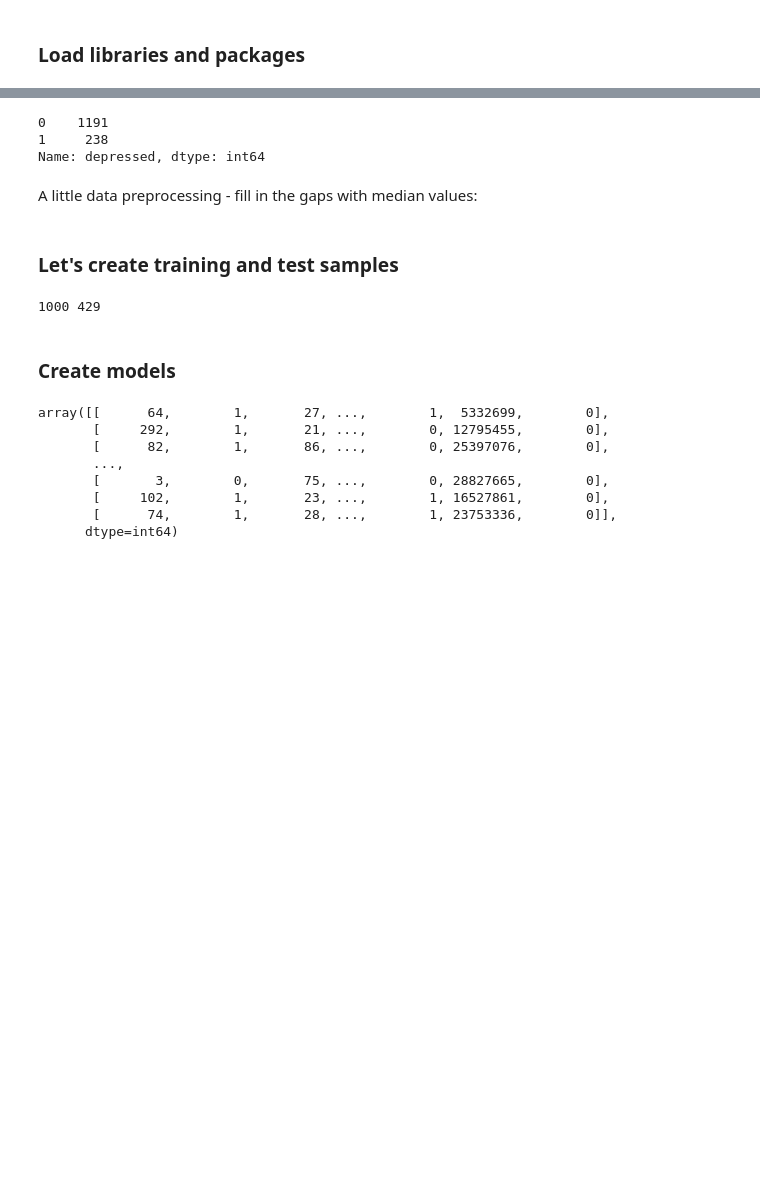
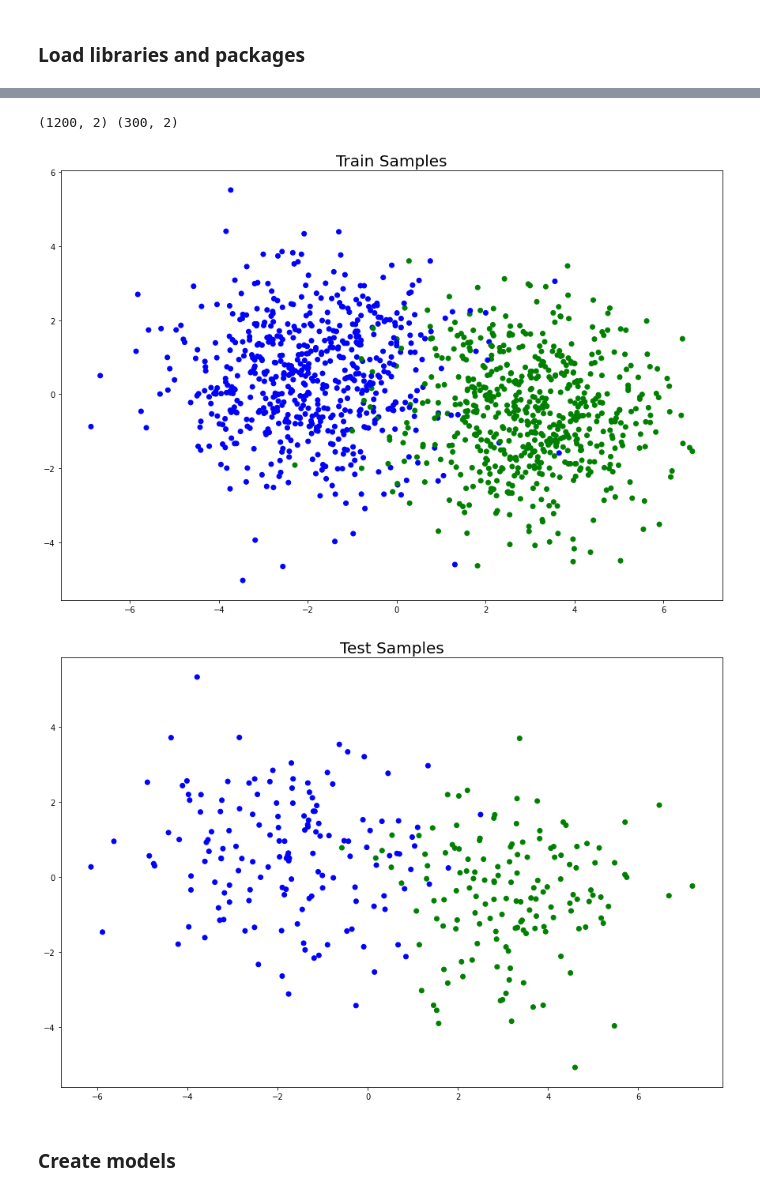
Before and after one commit to lyaminartemiy/ml_practice, a Jupyter notebook: testing_log_reg.ipynb, the cells around one changed output, grey strips where cells are left out. Cells and saved outputs as stored; diff of their text form; code cells hidden in the pictures; blank space fills up the shorter version.

```diff
--- a/testing_log_reg.ipynb
+++ b/testing_log_reg.ipynb
@@ -78,8 +42,0 @@ data.shape
-# %%
-data['depressed'].value_counts()
-# %% [output]
-0    1191
-1     238
-Name: depressed, dtype: int64
-# %% [markdown]
-A little data preprocessing - fill in the gaps with median values:
@@ -89,14 +43,36 @@ for col in data.columns:
-# %% [markdown]
-### Let's create training and test samples
-# %%
-from sklearn.model_selection import train_test_split
-
-X_train, X_holdout, y_train, y_test = train_test_split(data.drop(['Survey_id', 'no_lasting_investmen'], axis=1),
-                                                       data['depressed'],
-                                                       test_size=0.3,
-                                                       random_state=17)
-print(X_train.shape[0], X_holdout.shape[0])
-# %% [output]
-1000 429
+# %%
+from sklearn.datasets import make_blobs
+from sklearn.model_selection import train_test_split
+
+X, y = make_blobs(n_samples=1500,
+                  centers=[[-2,0.5],[3,-0.5]],
+                  cluster_std=1.5,
+                  random_state=17)
+
+X_train, X_holdout, y_train, y_holdout = train_test_split(X, y, test_size=0.2, random_state=17)
+
+colors = ("blue", "green")
+colored_y_train = np.zeros(y_train.size, dtype=str)
+colored_y_holdout = np.zeros(y_holdout.size, dtype=str)
+
+for i, cl in enumerate([0, 1]):
+    colored_y_train[y_train.ravel() == cl] = str(colors[i])
+    colored_y_holdout[y_holdout.ravel() == cl] = str(colors[i])
+
+print(X_train.shape, X_holdout.shape)
+
+plt.figure(figsize=(15, 10))
+plt.title("Train Samples", size=20)
+plt.scatter(X_train[:, 0], X_train[:, 1], c=colored_y_train)
+plt.show()
+
+plt.figure(figsize=(15, 10))
+plt.title("Test Samples", size=20)
+plt.scatter(X_holdout[:, 0], X_holdout[:, 1], c=colored_y_holdout)
+plt.show()
+# %% [output]
+(1200, 2) (300, 2)
+[figure, added]
+[figure, added]
 # %% [markdown]
 ### Create models
@@ -106,11 +78,0 @@ sk_model = LogisticRegression(max_iter=100)
-# %%
-X_train.values
-# %% [output]
-array([[      64,        1,       27, ...,        1,  5332699,        0],
-       [     292,        1,       21, ...,        0, 12795455,        0],
-       [      82,        1,       86, ...,        0, 25397076,        0],
-       ...,
-       [       3,        0,       75, ...,        0, 28827665,        0],
-       [     102,        1,       23, ...,        1, 16527861,        0],
-       [      74,        1,       28, ...,        1, 23753336,        0]],
-      dtype=int64)
```
Also changed, not shown: parts of 10 cells of this notebook, 2 other files.
